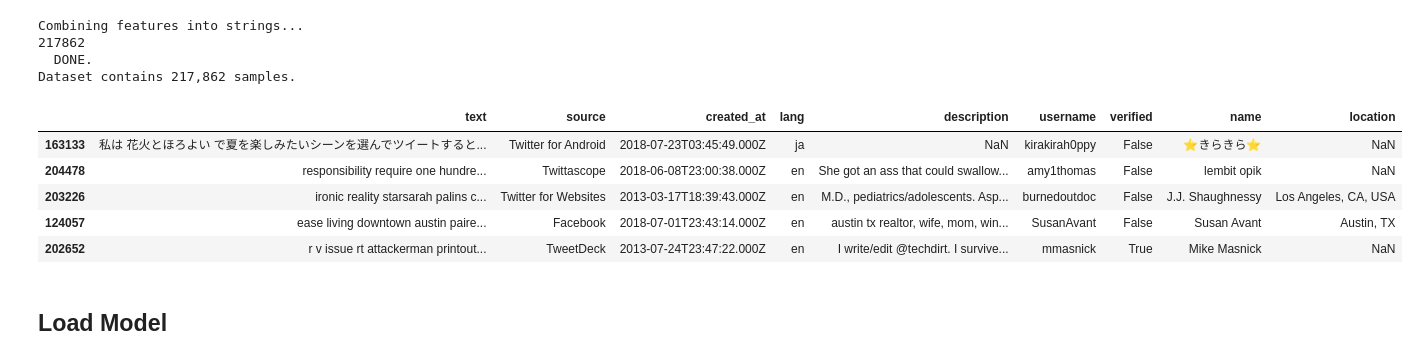
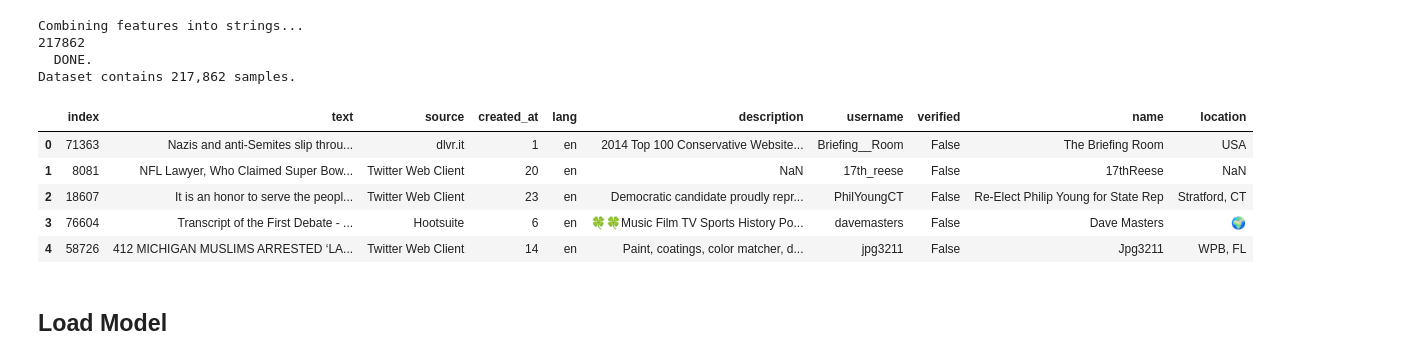
Before and after one commit to xid-er/Fake-News-Detection, a Jupyter notebook: src/ML_Twitter.ipynb, the cells around one changed output. Drawn from its saved outputs; the diff is of its cells as text; code cells hidden in the pictures.

```diff
--- a/src/ML_Twitter.ipynb
+++ b/src/ML_Twitter.ipynb
@@ -244,14 +244,14 @@ Combining features into strings...
   DONE.
 Dataset contains 217,862 samples.
 # %%
-X.head()
+X_train.head()
 # %% [output]
-|  | text | source | created_at | lang | description | username | verified | name | location |
-| 163133 | 私は 花火とほろよい で夏を楽しみたいシーンを選んでツイートすると... | Twitter for Android | 2018-07-23T03:45:49.000Z | ja | NaN | kirakirah0ppy | False | ⭐きらきら⭐ | NaN |
-| 204478 | responsibility require one hundre... | Twittascope | 2018-06-08T23:00:38.000Z | en | She got an ass that could swallow... | amy1thomas | False | lembit opik | NaN |
-| 203226 | ironic reality starsarah palins c... | Twitter for Websites | 2013-03-17T18:39:43.000Z | en | M.D., pediatrics/adolescents. Asp... | burnedoutdoc | False | J.J. Shaughnessy | Los Angeles, CA, USA |
-| 124057 | ease living downtown austin paire... | Facebook | 2018-07-01T23:43:14.000Z | en | austin tx realtor, wife, mom, win... | SusanAvant | False | Susan Avant | Austin, TX |
-| 202652 | r v issue rt attackerman printout... | TweetDeck | 2013-07-24T23:47:22.000Z | en | I write/edit @techdirt. I survive... | mmasnick | True | Mike Masnick | NaN |
+|  | index | text | source | created_at | lang | description | username | verified | name | location |
+| 0 | 71363 | Nazis and anti-Semites slip throu... | dlvr.it | 1 | en | 2014 Top 100 Conservative Website... | Briefing__Room | False | The Briefing Room | USA |
+| 1 | 8081 | NFL Lawyer, Who Claimed Super Bow... | Twitter Web Client | 20 | en | NaN | 17th_reese | False | 17thReese | NaN |
+| 2 | 18607 | It is an honor to serve the peopl... | Twitter Web Client | 23 | en | Democratic candidate proudly repr... | PhilYoungCT | False | Re-Elect Philip Young for State Rep | Stratford, CT |
+| 3 | 76604 | Transcript of the First Debate - ... | Hootsuite | 6 | en | 🍀🍀Music Film TV Sports History Po... | davemasters | False | Dave Masters | 🌍 |
+| 4 | 58726 | 412 MICHIGAN MUSLIMS ARRESTED ‘LA... | Twitter Web Client | 14 | en | Paint, coatings, color matcher, d... | jpg3211 | False | Jpg3211 | WPB, FL |
 # %% [markdown]
 ## Load Model
 # %%
```
Also changed, not shown: parts of 9 cells of this notebook, 26 other files.
